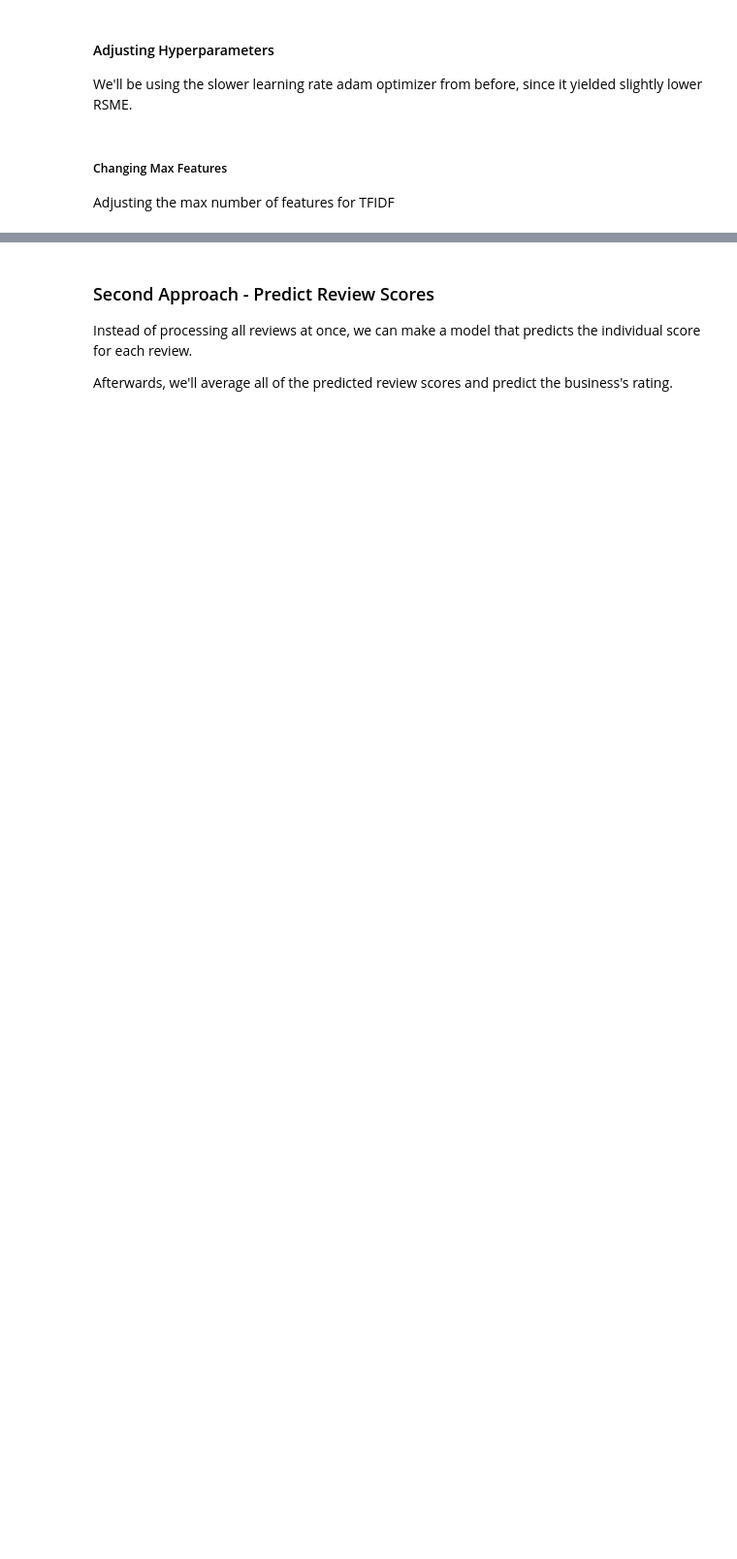
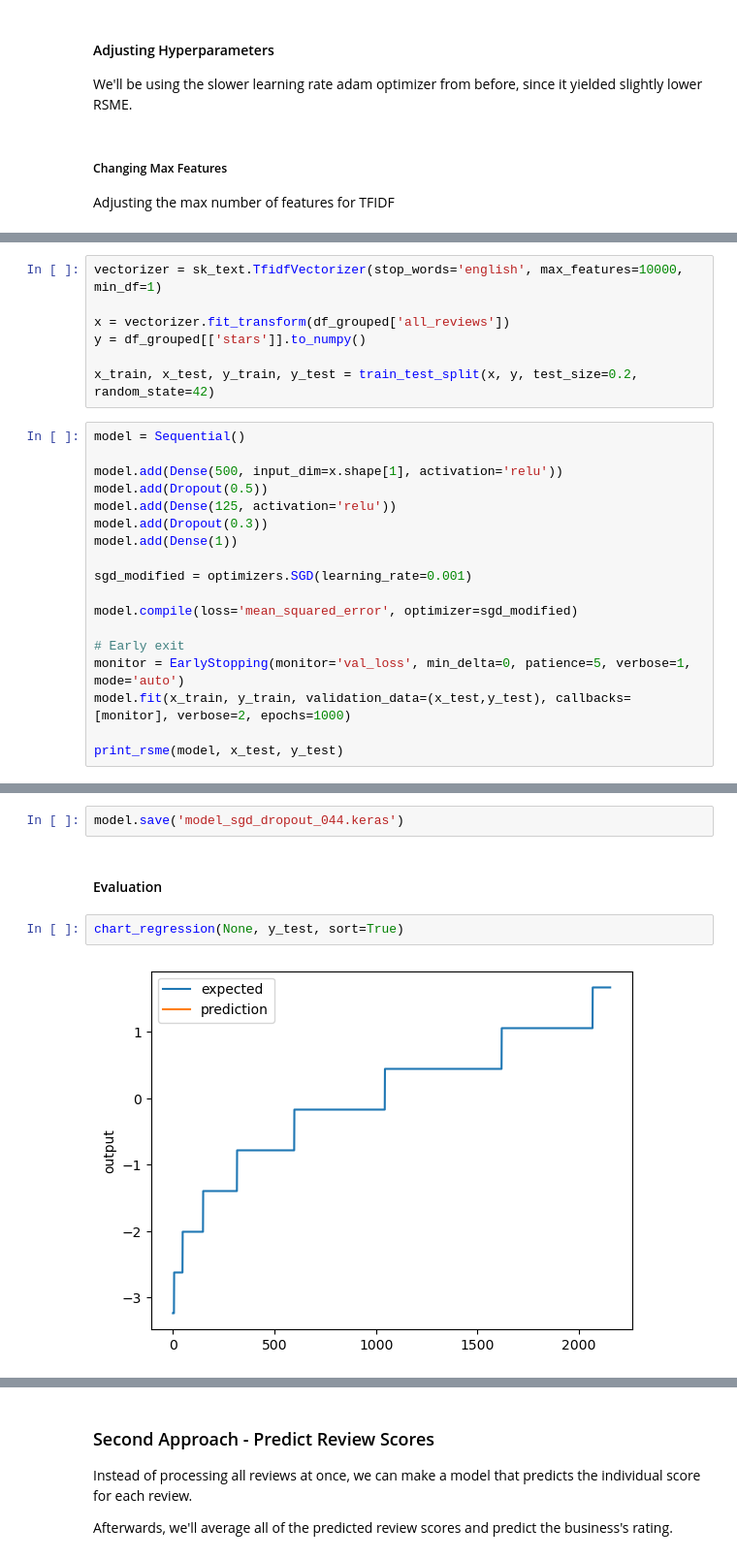
Before and after one commit to rahulio96/yelp-neural-network, a Jupyter notebook: main.ipynb, the cells around one changed output, grey strips where cells are left out. Shown at 97% size. Saved outputs shown, nothing was run; the diff lists cells and outputs as text; blank space fills up the shorter version.

Commit message:
Add more models and tuning hyperparameters

```diff
--- a/main.ipynb
+++ b/main.ipynb
@@ -330,0 +554,25 @@ Adjusting layer and neuron count to see if there's any noticeable change
+# %%
+vectorizer = sk_text.TfidfVectorizer(stop_words='english', max_features=10000, min_df=1)
+
+x = vectorizer.fit_transform(df_grouped['all_reviews'])
+y = df_grouped[['stars']].to_numpy()
+
+x_train, x_test, y_train, y_test = train_test_split(x, y, test_size=0.2, random_state=42)
+# %%
+model = Sequential()
+
+model.add(Dense(500, input_dim=x.shape[1], activation='relu'))
+model.add(Dropout(0.5))
+model.add(Dense(125, activation='relu'))
+model.add(Dropout(0.3))
+model.add(Dense(1))
+
+sgd_modified = optimizers.SGD(learning_rate=0.001)
+
+model.compile(loss='mean_squared_error', optimizer=sgd_modified)
+
+# Early exit
+monitor = EarlyStopping(monitor='val_loss', min_delta=0, patience=5, verbose=1, mode='auto')
+model.fit(x_train, y_train, validation_data=(x_test,y_test), callbacks=[monitor], verbose=2, epochs=1000)
+
+print_rsme(model, x_test, y_test)
@@ -330,0 +597,8 @@ Adjusting layer and neuron count to see if there's any noticeable change
+# %%
+model.save('model_sgd_dropout_044.keras')
+# %% [markdown]
+#### Evaluation
+# %%
+chart_regression(None, y_test, sort=True)
+# %% [output]
+[figure, added]
```
Also changed, not shown: parts of 35 cells of this notebook, 2 other files.
